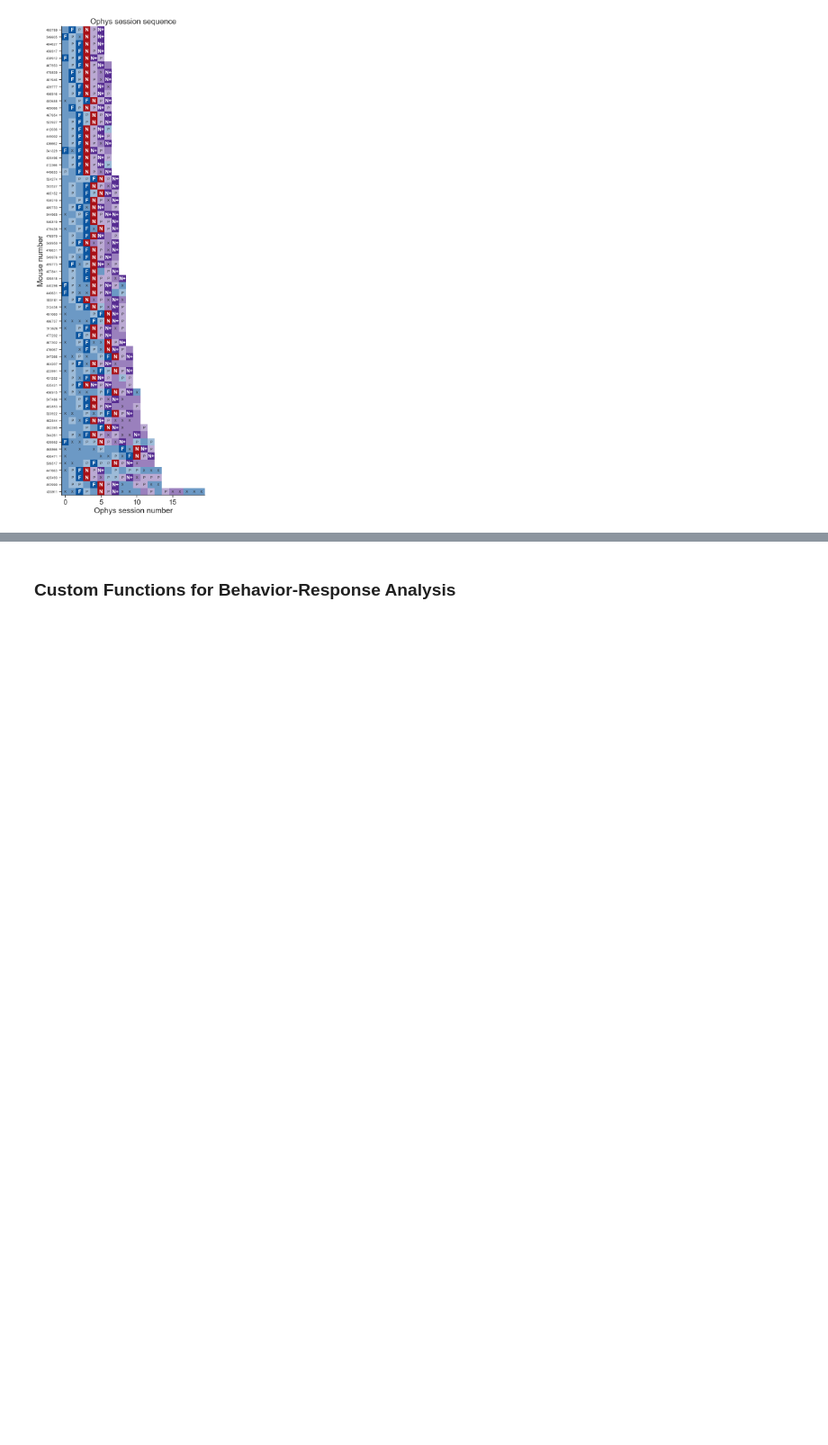
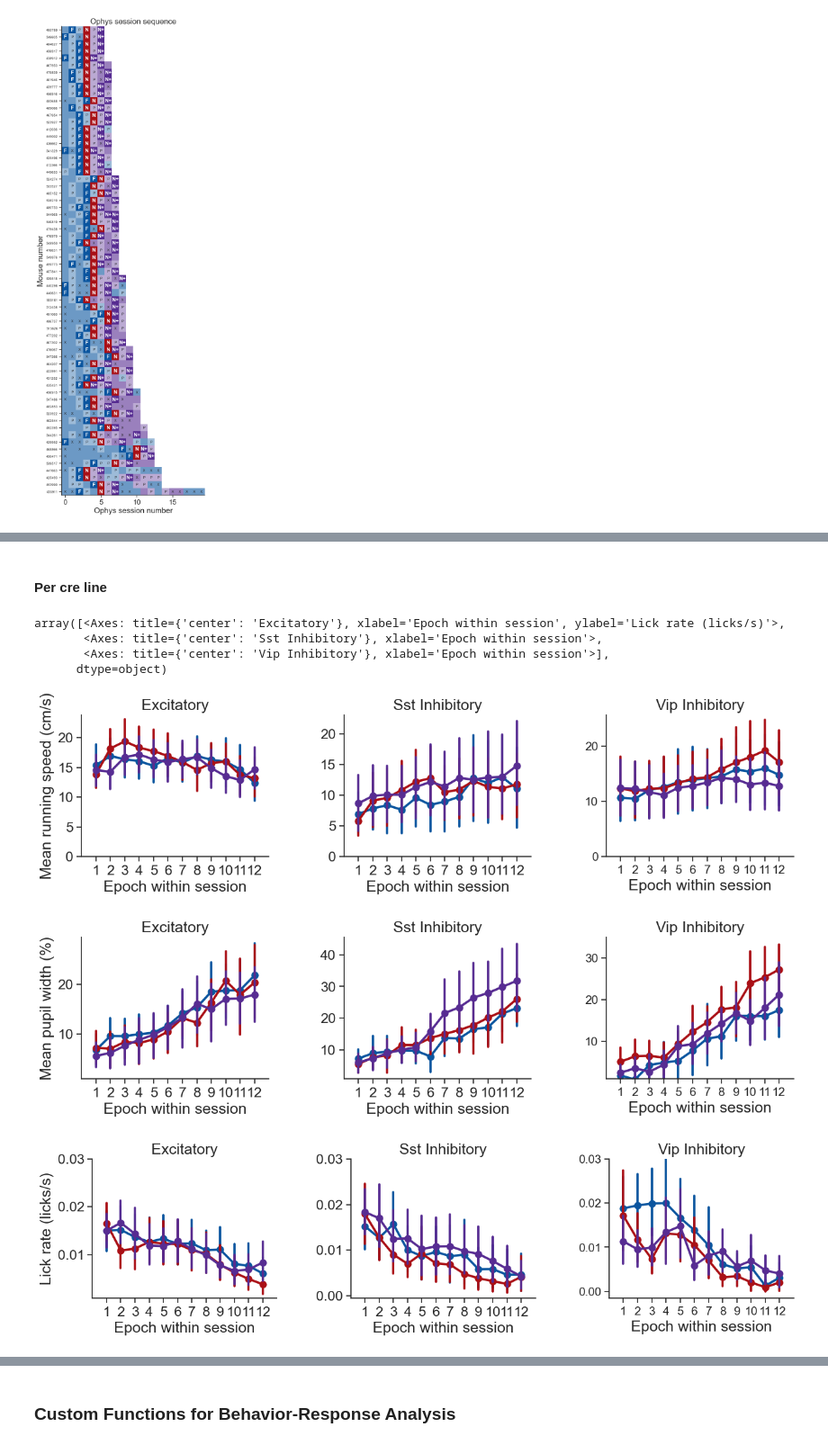
Before and after one commit to AllenInstitute/visual_behavior_analysis, a Jupyter notebook: notebooks/platform_paper_figures/figure_2_supplemental.ipynb, the cells around one changed output, grey strips where cells are left out. Shown at 90% size. Cells and saved outputs as stored; diff of their text form; code cells hidden in the pictures; blank space fills up the shorter version.

```diff
--- a/notebooks/platform_paper_figures/figure_2_supplemental.ipynb
+++ b/notebooks/platform_paper_figures/figure_2_supplemental.ipynb
@@ -708,0 +793,27 @@ Clipping input data to the valid range for imshow with RGB data ([0..1] for floa
+# %% [markdown]
+#### Per cre line
+# %%
+suffix = '_running_speed_images_within_session'
+ppf.plot_mean_response_by_epoch(running_speed_mdf_changes_epochs, metric='mean_response', horizontal=True, ymin=0,
+                               ylabel='Mean running speed (cm/s)', estimator=np.mean,
+                               save_dir=save_dir, folder='within_session_behavior', max_epoch=11, ax=None)
+
+# Pupil width by epoch
+suffix = '_pupil_width_images_within_session'
+ppf.plot_mean_response_by_epoch(pupil_mdf_changes_epochs, metric='mean_response', horizontal=True, ymin=0.9,
+                               ylabel='Mean pupil width (%)', estimator=np.mean,
+                               save_dir=save_dir, folder='within_session_behavior', max_epoch=11, ax=None)
+
+# Lick rate by epoch
+suffix = '_lick_rate_images_within_session'
+ppf.plot_mean_response_by_epoch(lick_rate_mdf_changes_epochs, metric='mean_response', horizontal=True, ymin=None,
+                               ylabel='Lick rate (licks/s)', estimator=np.mean, ymax=0.03,
+                               save_dir=save_dir, folder='within_session_behavior', max_epoch=11, ax=None)
+# %% [output]
+array([<Axes: title={'center': 'Excitatory'}, xlabel='Epoch within session', ylabel='Lick rate (licks/s)'>,
+       <Axes: title={'center': 'Sst Inhibitory'}, xlabel='Epoch within session'>,
+       <Axes: title={'center': 'Vip Inhibitory'}, xlabel='Epoch within session'>],
+      dtype=object)
+[figure, added]
+[figure, added]
+[figure, added]
```
Also changed, not shown: parts of 16 cells of this notebook, 5 other files.
